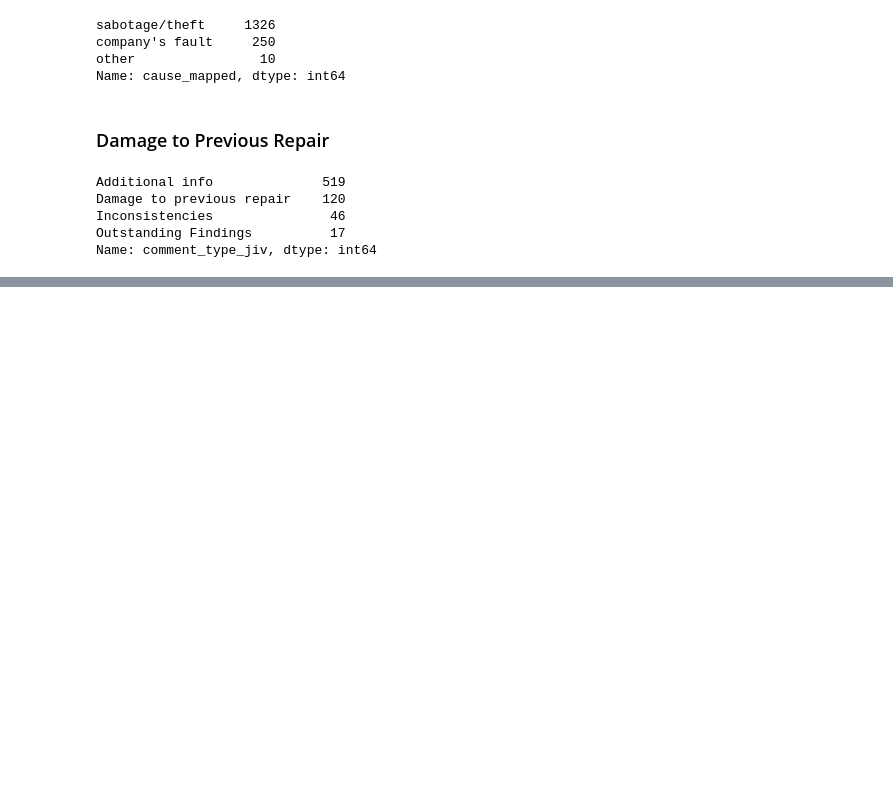
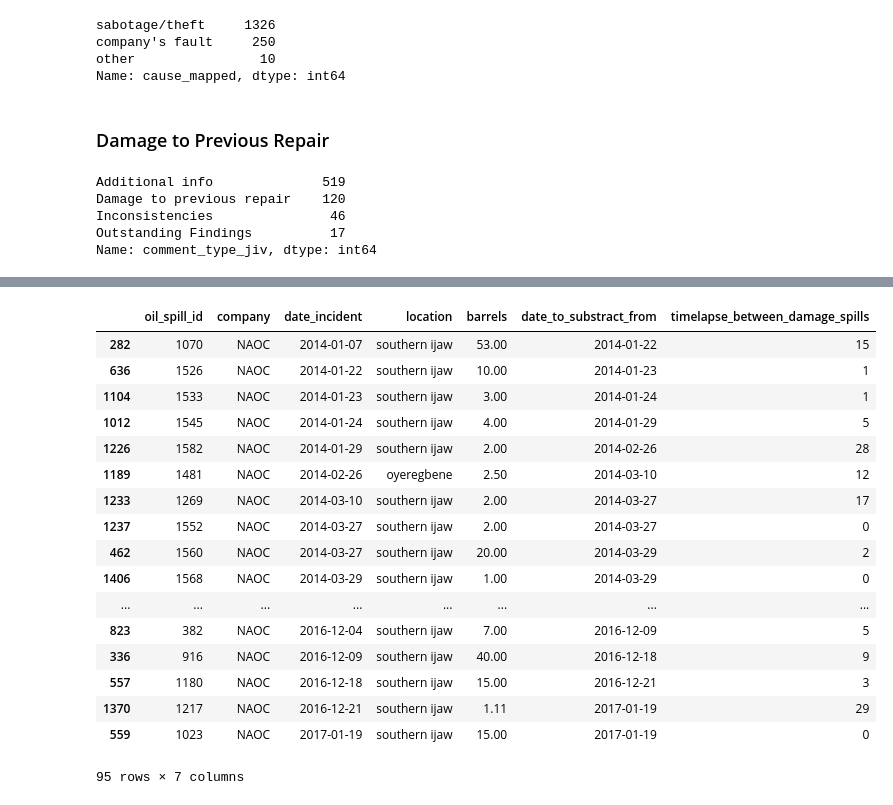
Before and after one commit to estambolieva/oil-spills, a Jupyter notebook: 2. Data Analysis.ipynb, the cells around one changed output, grey strips where cells are left out. Saved outputs shown, nothing was run; the diff lists cells and outputs as text; code cells hidden in the pictures; blank space fills up the shorter version.

```diff
--- a/2. Data Analysis.ipynb
+++ b/2. Data Analysis.ipynb
@@ -646,0 +708,29 @@ update_excel(damage_df, "Damage to Previous Repair")
+# %%
+damage_date = df[["oil_spill_id", "company", "date_incident", "location", "barrels"]][(df.comment_type_jiv == "Damage to previous repair") & (df.facility_name == "tebidaba - brass")].sort_values("date_incident")
+last_date = damage_date.date_incident.iloc[damage_date.shape[0]-1]
+move_one_down_date_series = damage_date.date_incident.set_value(2000, last_date).iloc[1:] # sets index value & column value
+move_one_down_date_series.index = damage_date.index
+damage_date["date_to_substract_from"] = move_one_down_date_series
+damage_date.date_incident = pd.to_datetime(damage_date.date_incident, format="%Y-%m-%d")
+damage_date.date_to_substract_from = pd.to_datetime(damage_date.date_to_substract_from, format="%Y-%m-%d")
+damage_date["timelapse_between_damage_spills"] = (damage_date.date_to_substract_from - damage_date.date_incident).dt.days
+damage_date
+# %% [output]
+|  | oil_spill_id | company | date_incident | location | barrels | date_to_substract_from | timelapse_between_damage_spills |
+| 282 | 1070 | NAOC | 2014-01-07 | southern ijaw | 53.00 | 2014-01-22 | 15 |
+| 636 | 1526 | NAOC | 2014-01-22 | southern ijaw | 10.00 | 2014-01-23 | 1 |
+| 1104 | 1533 | NAOC | 2014-01-23 | southern ijaw | 3.00 | 2014-01-24 | 1 |
+| 1012 | 1545 | NAOC | 2014-01-24 | southern ijaw | 4.00 | 2014-01-29 | 5 |
+| 1226 | 1582 | NAOC | 2014-01-29 | southern ijaw | 2.00 | 2014-02-26 | 28 |
+| 1189 | 1481 | NAOC | 2014-02-26 | oyeregbene | 2.50 | 2014-03-10 | 12 |
+| 1233 | 1269 | NAOC | 2014-03-10 | southern ijaw | 2.00 | 2014-03-27 | 17 |
+| 1237 | 1552 | NAOC | 2014-03-27 | southern ijaw | 2.00 | 2014-03-27 | 0 |
+| 462 | 1560 | NAOC | 2014-03-27 | southern ijaw | 20.00 | 2014-03-29 | 2 |
+| 1406 | 1568 | NAOC | 2014-03-29 | southern ijaw | 1.00 | 2014-03-29 | 0 |
+| ... | ... | ... | ... | ... | ... | ... | ... |
+| 823 | 382 | NAOC | 2016-12-04 | southern ijaw | 7.00 | 2016-12-09 | 5 |
+| 336 | 916 | NAOC | 2016-12-09 | southern ijaw | 40.00 | 2016-12-18 | 9 |
+| 557 | 1180 | NAOC | 2016-12-18 | southern ijaw | 15.00 | 2016-12-21 | 3 |
+| 1370 | 1217 | NAOC | 2016-12-21 | southern ijaw | 1.11 | 2017-01-19 | 29 |
+| 559 | 1023 | NAOC | 2017-01-19 | southern ijaw | 15.00 | 2017-01-19 | 0 |
+95 rows × 7 columns
```
Also changed, not shown: parts of 21 cells of this notebook.
